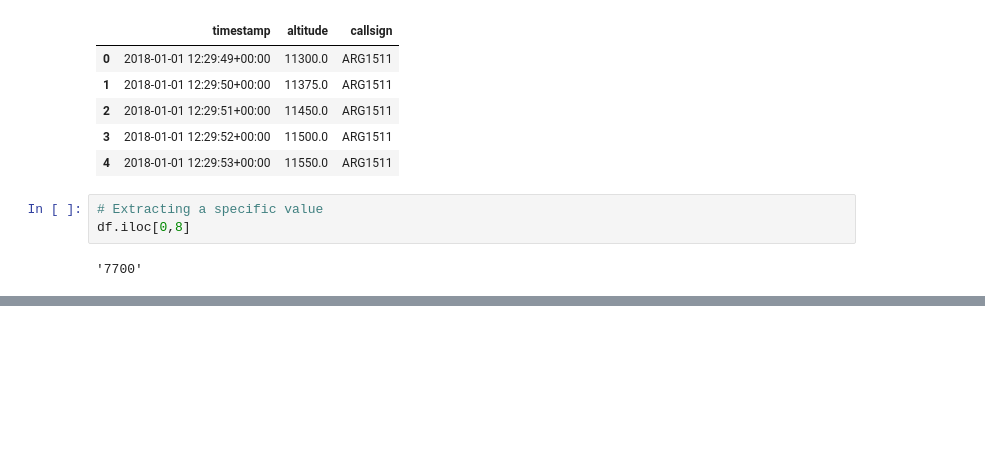
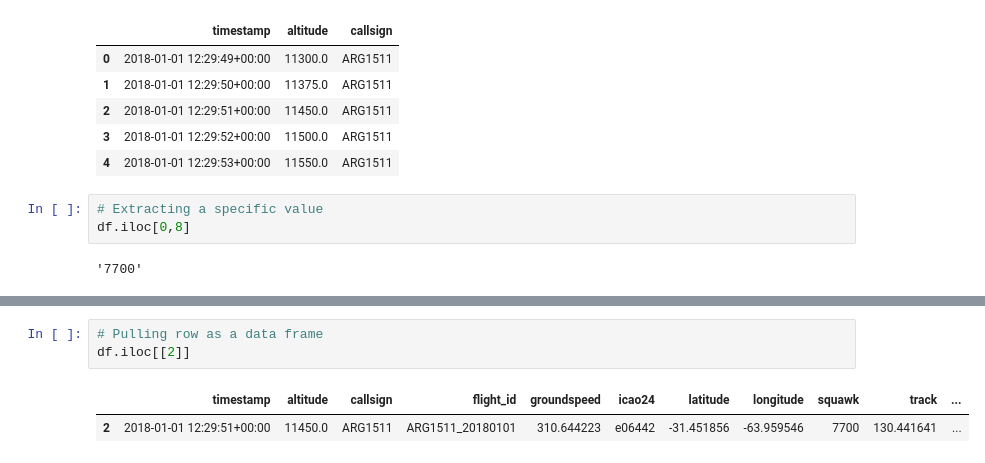
Before and after one commit to kachraz/ytlpda, a Jupyter notebook: KAG/ytleapan.ipynb, the cells around one changed output, grey strips where cells are left out. Drawn from its saved outputs; the diff is of its cells as text; blank space fills up the shorter version.

```diff
--- a/KAG/ytleapan.ipynb
+++ b/KAG/ytleapan.ipynb
@@ -463,0 +495,6 @@ df.iloc[0,8]
+# %%
+# Pulling row as a data frame
+df.iloc[[2]]
+# %% [output]
+|  | timestamp | altitude | callsign | flight_id | groundspeed | icao24 | latitude | longitude | squawk | track | ... |
+| 2 | 2018-01-01 12:29:51+00:00 | 11450.0 | ARG1511 | ARG1511_20180101 | 310.644223 | e06442 | -31.451856 | -63.959546 | 7700 | 130.441641 | ... |
```
Also changed, not shown: parts of 6 cells of this notebook.
